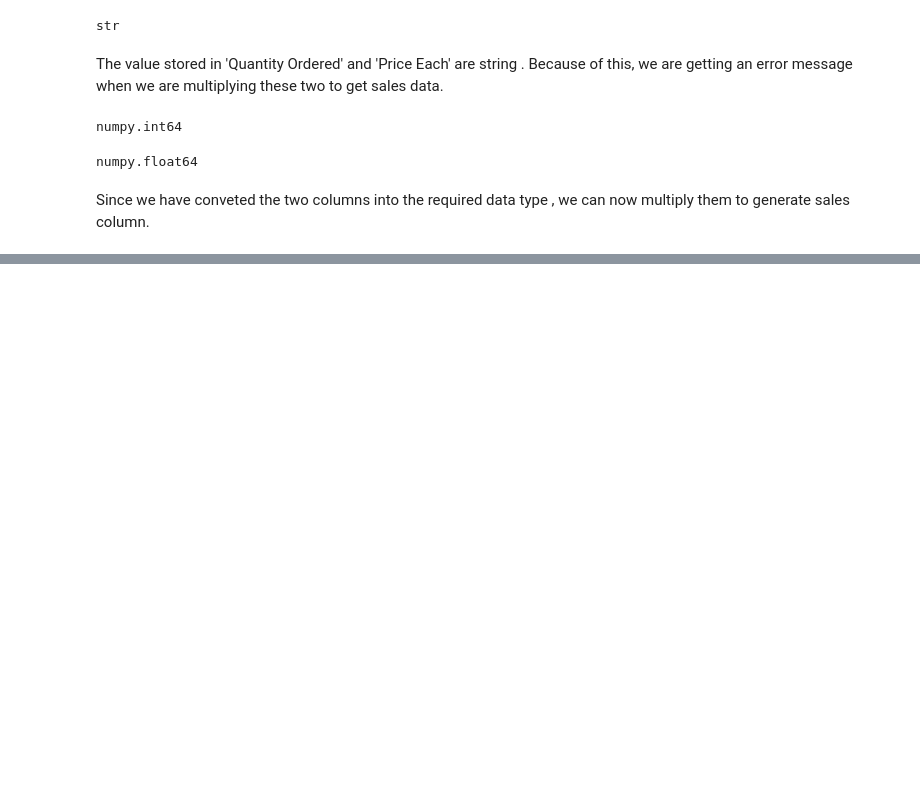
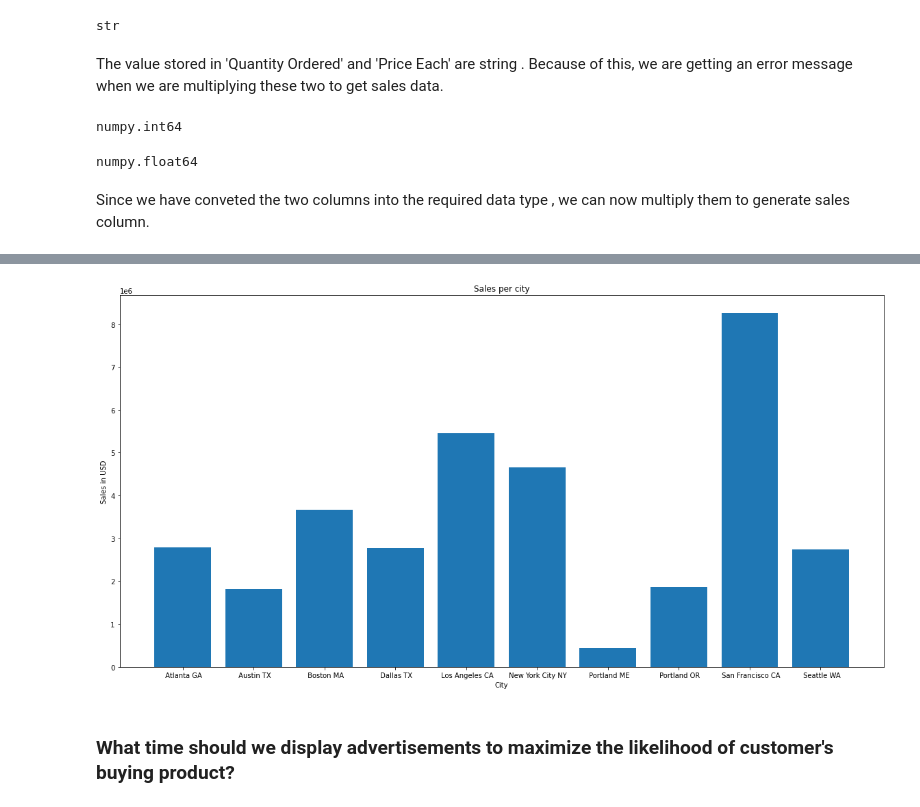
Before and after one commit to Raknala/Sales-data-analysis, a Jupyter notebook: sales_analysis.ipynb, the cells around one changed output, grey strips where cells are left out. Saved outputs shown, nothing was run; the diff lists cells and outputs as text; code cells hidden in the pictures; blank space fills up the shorter version.

```diff
--- a/sales_analysis.ipynb
+++ b/sales_analysis.ipynb
@@ -221,0 +307,8 @@ data.head()
+# %%
+def get_city(address):
+    return address.split(',')[1]
+
+def get_state(address):
+    return address.split(',')[2].split(' ')[1]
+
+data['City']=data['Purchase Address'].apply(lambda x :get_city(x)+' '+get_state(x)) #apply() uses the split function throghout the column
@@ -221,0 +326,2 @@ data.head()
+# %%
+results = data.groupby('City').sum()
@@ -221,0 +343,11 @@ data.head()
+# %%
+plt.figure(figsize=(20,10))
+plt.bar(results.index,results.Sales)
+plt.title('Sales per city')
+plt.xlabel('City')
+plt.ylabel('Sales in USD')
+plt.show()
+# %% [output]
+[figure, added]
+# %% [markdown]
+### What time should we display advertisements to maximize the likelihood of customer's buying product?
```
Also changed, not shown: parts of 30 cells of this notebook.
